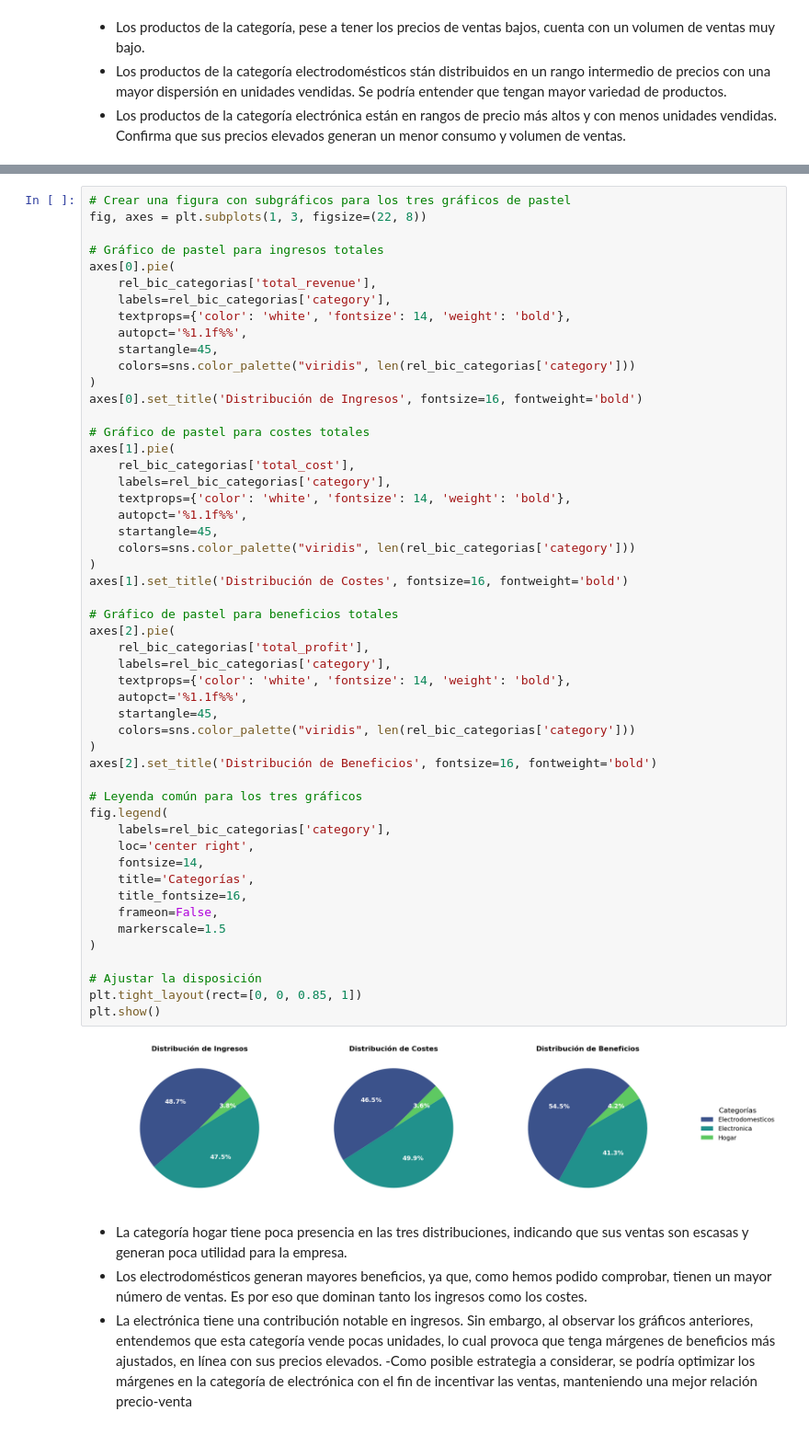
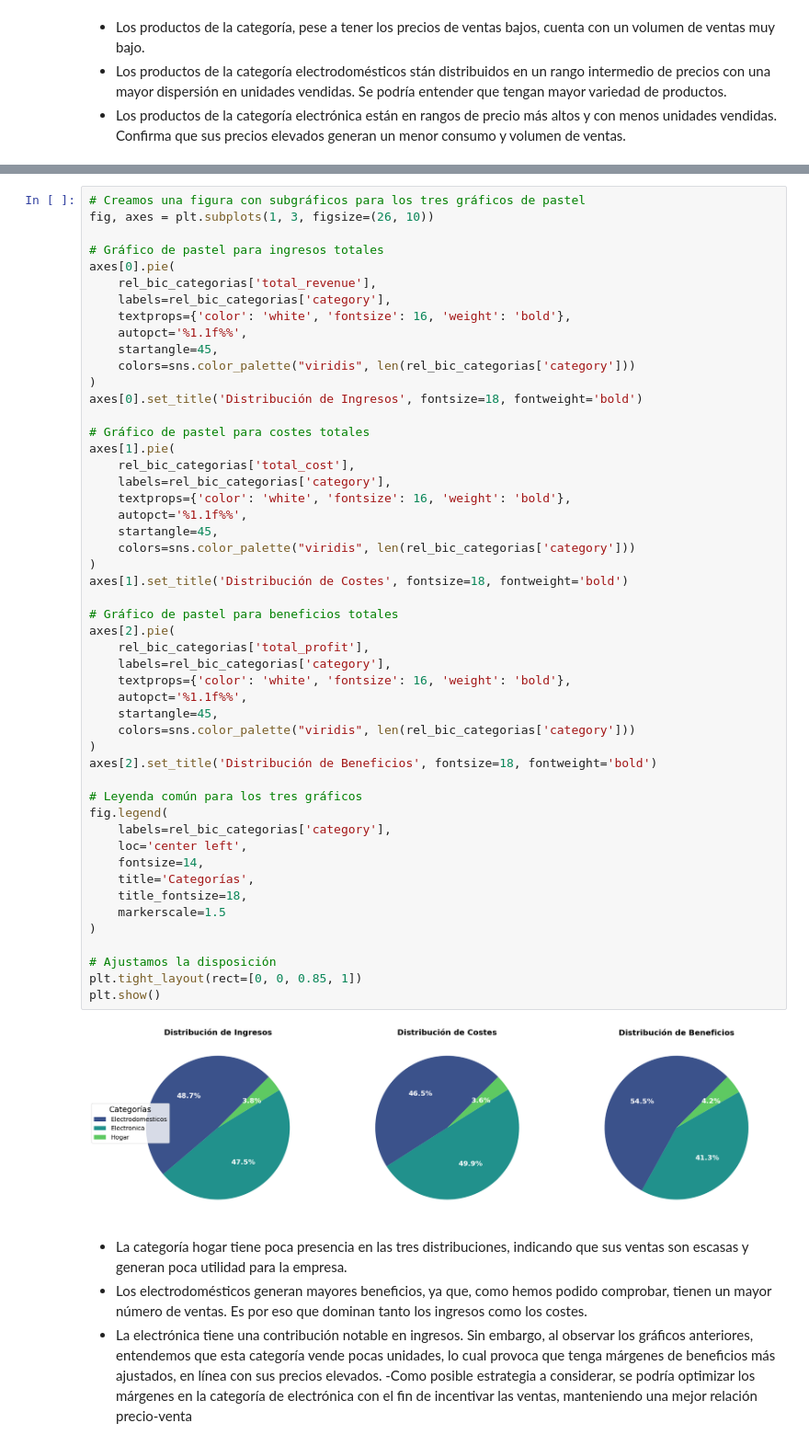
Before and after one commit to StevenNoboa/Prueba-T-cnica-Junior-Data-Scientist, a Jupyter notebook: Notebooks/EDA.ipynb, the cells around one changed output, grey strips where cells are left out. Shown: that part at 92% size. Drawn from its saved outputs; the diff is of its cells as text.

```diff
--- a/Notebooks/EDA.ipynb
+++ b/Notebooks/EDA.ipynb
@@ -250,58 +364,57 @@ rel_bic_categorias
 | 1 | Electronica | 4940.0 | 3760.0 | 1180.0 |
 | 2 | Hogar | 390.0 | 269.0 | 121.0 |
 # %%
-# Crear una figura con subgráficos para los tres gráficos de pastel
-fig, axes = plt.subplots(1, 3, figsize=(22, 8))
+# Creamos una figura con subgráficos para los tres gráficos de pastel
+fig, axes = plt.subplots(1, 3, figsize=(26, 10))
 
 # Gráfico de pastel para ingresos totales
 axes[0].pie(
     rel_bic_categorias['total_revenue'],
     labels=rel_bic_categorias['category'],
-    textprops={'color': 'white', 'fontsize': 14, 'weight': 'bold'},
+    textprops={'color': 'white', 'fontsize': 16, 'weight': 'bold'},
     autopct='%1.1f%%',
     startangle=45,
     colors=sns.color_palette("viridis", len(rel_bic_categorias['category']))
 )
-axes[0].set_title('Distribución de Ingresos', fontsize=16, fontweight='bold')
+axes[0].set_title('Distribución de Ingresos', fontsize=18, fontweight='bold')
 
 # Gráfico de pastel para costes totales
 axes[1].pie(
     rel_bic_categorias['total_cost'],
     labels=rel_bic_categorias['category'],
-    textprops={'color': 'white', 'fontsize': 14, 'weight': 'bold'},
+    textprops={'color': 'white', 'fontsize': 16, 'weight': 'bold'},
     autopct='%1.1f%%',
     startangle=45,
     colors=sns.color_palette("viridis", len(rel_bic_categorias['category']))
 )
-axes[1].set_title('Distribución de Costes', fontsize=16, fontweight='bold')
+axes[1].set_title('Distribución de Costes', fontsize=18, fontweight='bold')
 
 # Gráfico de pastel para beneficios totales
 axes[2].pie(
     rel_bic_categorias['total_profit'],
     labels=rel_bic_categorias['category'],
-    textprops={'color': 'white', 'fontsize': 14, 'weight': 'bold'},
+    textprops={'color': 'white', 'fontsize': 16, 'weight': 'bold'},
     autopct='%1.1f%%',
     startangle=45,
     colors=sns.color_palette("viridis", len(rel_bic_categorias['category']))
 )
-axes[2].set_title('Distribución de Beneficios', fontsize=16, fontweight='bold')
+axes[2].set_title('Distribución de Beneficios', fontsize=18, fontweight='bold')
 
 # Leyenda común para los tres gráficos
 fig.legend(
     labels=rel_bic_categorias['category'],
-    loc='center right',
+    loc='center left',
     fontsize=14,
     title='Categorías',
-    title_fontsize=16,
-    frameon=False,
+    title_fontsize=18,
     markerscale=1.5
 )
 
-# Ajustar la disposición
+# Ajustamos la disposición
 plt.tight_layout(rect=[0, 0, 0.85, 1])
 plt.show()
 # %% [output]
-[figure, old version]
+[figure, new version]
 # %% [markdown]
 - La categoría hogar tiene poca presencia en las tres distribuciones, indicando que sus ventas son escasas y generan poca utilidad para la empresa.
 - Los electrodomésticos generan mayores beneficios, ya que, como hemos podido comprobar, tienen un mayor número de ventas. Es por eso que dominan tanto los ingresos como los costes.
```
Also changed, not shown: parts of 35 cells of this notebook.
